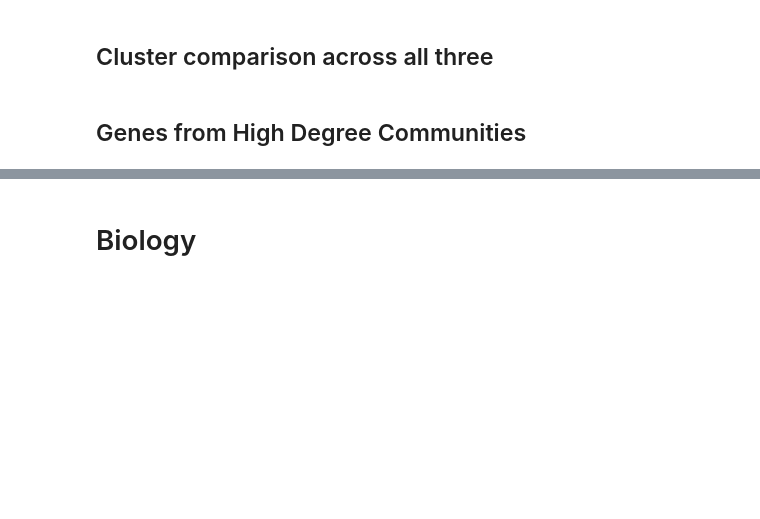
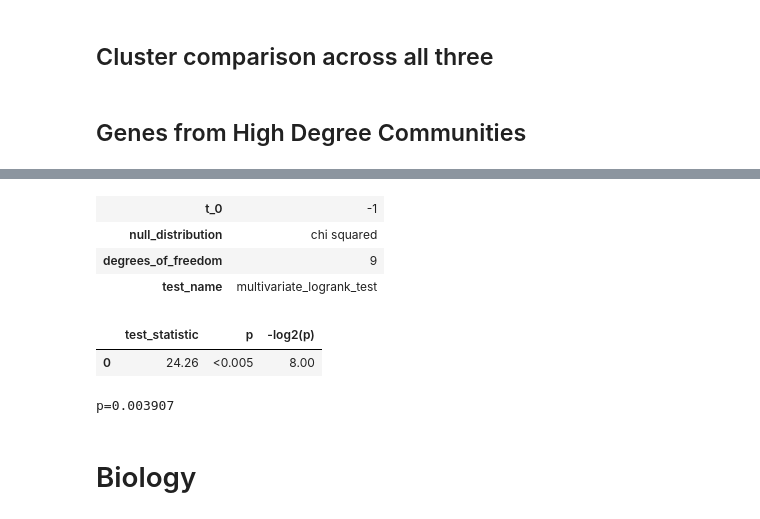
Before and after one commit to vladUng/Phd_extended, a Jupyter notebook: notebooks/network_II/reward_hSBM.ipynb, the cells around one changed output, grey strips where cells are left out. Saved outputs shown, nothing was run; the diff lists cells and outputs as text; code cells hidden in the pictures; blank space fills up the shorter version.

```diff
--- a/notebooks/network_II/reward_hSBM.ipynb
+++ b/notebooks/network_II/reward_hSBM.ipynb
@@ -662,3 +910,60 @@ Variation per principal component [0.55064402 0.26745057] and the sum 81.81%
+# %%
+if 1:
+    colors_tcga = px.colors.qualitative.Plotly
+    colors_vu = px.colors.qualitative.Pastel
+    color_map = {"Ba/Sq": colors_tcga[2], "Med IFNG": colors_tcga[3], "High IFNG": colors_tcga[4], "Low IFNG": colors_tcga[5]}
+
+    color_map = {}
+    for subtype in vu_output["KMeans_labels_6"].unique():
+        if "IFNG" in subtype:
+            color_map[subtype] = "black"
+        else:
+            color_map[subtype] = "black"
+
+    select_labels_1 = ["Ba/Sq"]
+    select_labels_2 = ["High IFNG", "Med IFNG", "Low IFNG"]
+
+    fig = md.survival_comp(
+        comb_df.reset_index().rename(columns={"index": "Sample"}).drop(columns=["days_to_death"]),
+        tcga_metadata.drop(columns=["TCGA408_classifier"]).reset_index(names="Samples"),
+        cluster_model,
+        "KMeans_labels_6",
+        color_map=color_map,
+        # selected_labels_1=select_labels_1,
+        selected_labels_2=select_labels_2,
+    )
+
+    fig.update_layout(
+        showlegend=True,
+        legend=dict(
+            orientation="h",
+            title="Subtypes",
+            yanchor="bottom",
+            y=0.95,
+            xanchor="center",
+            x=0.5,
+            bgcolor="rgba(0,0,0,0)",
+            font=dict(size=16, color="#003366"),
+        ),
+        xaxis=dict(tickfont=dict(size=16)),
+        yaxis=dict(
+            tickfont=dict(size=16),
+        ),
+        font=dict(size=14),
+        title="",
+        height=900,
+    )
+    fig.add_annotation(text="p=0.00027", x=56, y=0.7, showarrow=False, font=dict(size=18, color="#003366"))
+    fig.show()
+    save_fig("survival_comp_K_7", fig=fig, base_path=figures_path, width=1500, height=800)
+# %% [output]
+| t_0 | -1 |
+| null_distribution | chi squared |
+| degrees_of_freedom | 9 |
+| test_name | multivariate_logrank_test |
+|  | test_statistic | p | -log2(p) |
+| 0 | 24.26 | <0.005 | 8.00 |
+p=0.003907
 # %% [markdown]
 # Biology
 # %% [markdown]
```
Also changed, not shown: parts of 25 cells of this notebook.
